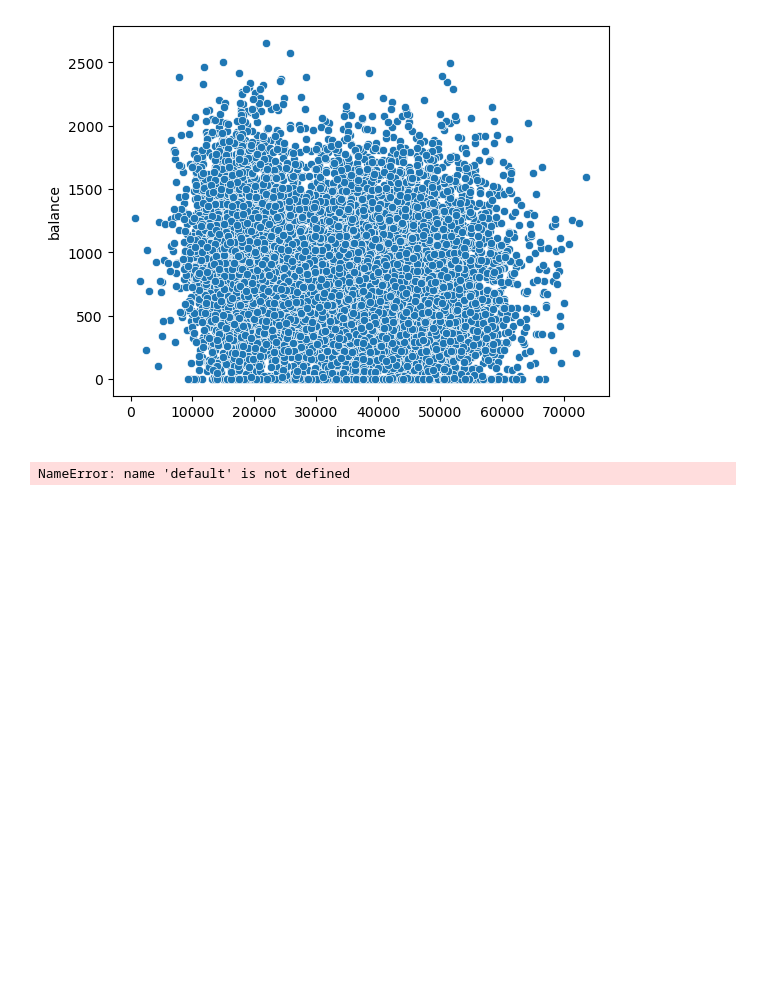
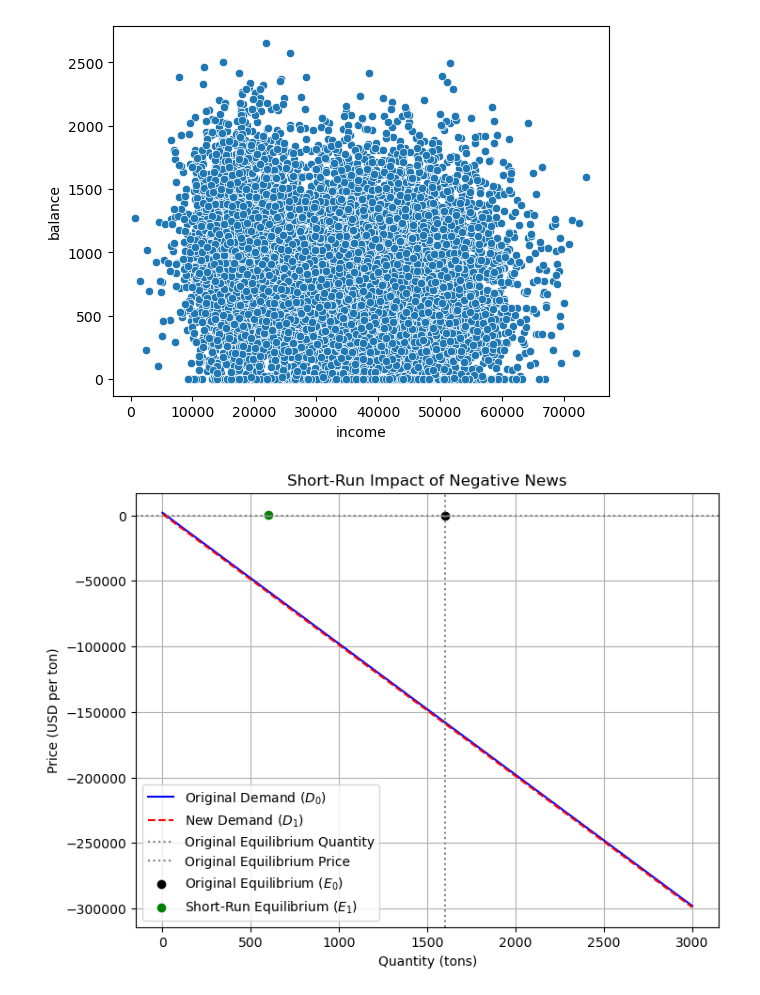
Before and after one commit to Lan1403/TECH3, a Jupyter notebook: PracticalSession/Session1.ipynb, the cells around one changed output. Saved outputs shown, nothing was run; the diff lists cells and outputs as text; code cells hidden in the pictures; blank space fills up the shorter version.

```diff
--- a/PracticalSession/Session1.ipynb
+++ b/PracticalSession/Session1.ipynb
@@ -125,8 +125,58 @@ sns.scatterplot(x='income', y= "balance", data = df)
 # %% [output]
 <Axes: xlabel='income', ylabel='balance'>
 [figure]
-# %%
-dafaultYes = default.loc[df["default"] == "Yes",]
-sns.countplot(x="default", data = defaultYes, hue = 'student')
-# %% [output]
-NameError: name 'default' is not defined
+# %%
+import matplotlib.pyplot as plt
+import numpy as np
+
+# Define the initial equilibrium values
+P0 = 4  # Original equilibrium price
+Q0 = 1600  # Original equilibrium quantity
+
+# Define the new demand curve after negative news
+def demand_curve(P):
+    return 2000 - 100 * P  # Original demand curve
+def new_demand_curve(P):
+    return 1000 - 100 * P  # New demand curve after negative news
+
+# Define the supply curve (short-run, fixed number of firms)
+def supply_curve(Q):
+    return Q  # Short-run supply curve (simplified for illustration)
+
+# Define the long-run supply curve (upward-sloping)
+def long_run_supply_curve(Q):
+    return 2 + 0.002 * Q  # Long-run supply curve (upward-sloping)
+
+# Generate data for plotting
+P_values = np.linspace(0, 10, 100)  # Price range
+Q_values = np.linspace(0, 3000, 100)  # Quantity range
+
+# Short-run impact of negative news
+Q1 = new_demand_curve(P0)  # New quantity demanded at original price
+P1 = (2000 - Q1) / 100  # New price after demand shift
+
+# Long-run impact of negative news
+P2 = 3  # New long-run equilibrium price (assumed)
+Q2 = new_demand_curve(P2)  # New long-run equilibrium quantity
+
+# Graph 1: Short-Run Impact of Negative News
+plt.figure(figsize=(8, 6))
+plt.plot(Q_values, [demand_curve(P) for P in Q_values], label="Original Demand ($D_0$)", color="blue")
+plt.plot(Q_values, [new_demand_curve(P) for P in Q_values], label="New Demand ($D_1$)", color="red", linestyle="--")
+plt.axvline(x=Q0, color="gray", linestyle=":", label="Original Equilibrium Quantity")
+plt.axhline(y=P0, color="gray", linestyle=":", label="Original Equilibrium Price")
+plt.scatter(Q0, P0, color="black", label="Original Equilibrium ($E_0$)")
+plt.scatter(Q1, P1, color="green", label="Short-Run Equilibrium ($E_1$)")
+plt.title("Short-Run Impact of Negative News")
+plt.xlabel("Quantity (tons)")
+plt.ylabel("Price (USD per ton)")
+plt.legend()
+plt.grid()
+plt.show()
+
+# Graph 2: Long-Run Impact of Negative News
+
+
+# Graph 3: Long-Run Supply Curve
+# %% [output]
+[figure, added]
```
Also changed, not shown: parts of 2 cells of this notebook.
